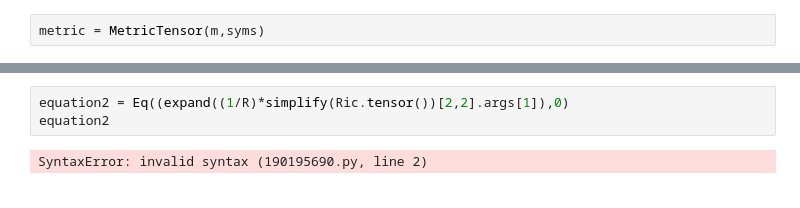
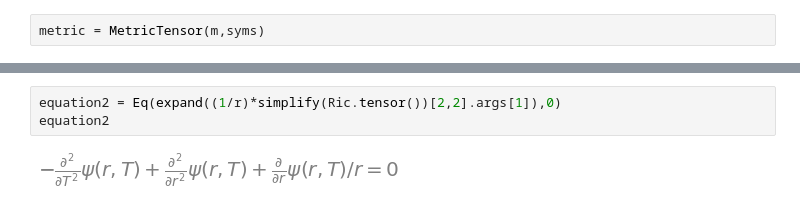
Before and after one commit to GeoffCope/General_Relativity_Python, a Jupyter notebook: Gravitational_Waves_In_General_Relativity_XI_Spherical_Waves_by_Marder.ipynb, the cells around one changed output, grey strips where cells are left out. Saved outputs shown, nothing was run; the diff lists cells and outputs as text.

```diff
--- a/Gravitational_Waves_In_General_Relativity_XI_Spherical_Waves_by_Marder.ipynb
+++ b/Gravitational_Waves_In_General_Relativity_XI_Spherical_Waves_by_Marder.ipynb
@@ -149,8 +149,8 @@ weyl.tensor()
-# %%
-equation2 = Eq((expand((1/R)*simplify(Ric.tensor())[2,2].args[1]),0)
-equation2
-# %% [output]
-SyntaxError: invalid syntax (190195690.py, line 2)
+# %%
+equation2 = Eq(expand((1/r)*simplify(Ric.tensor())[2,2].args[1]),0)
+equation2
+# %% [output]
+[figure, added]
 # %%
 equation3a = Eq( diff(gamma,T), solve( simplify(Ric.tensor())[1,0] , diff(gamma,T) )[0])
 equation3a
```
Also changed, not shown: parts of 37 cells of this notebook, 2 other files.
